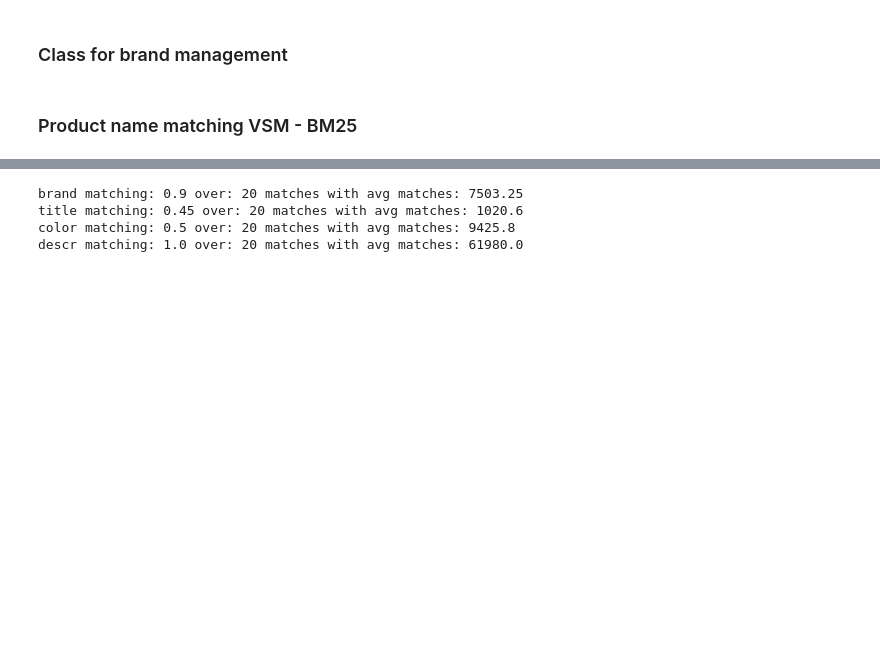
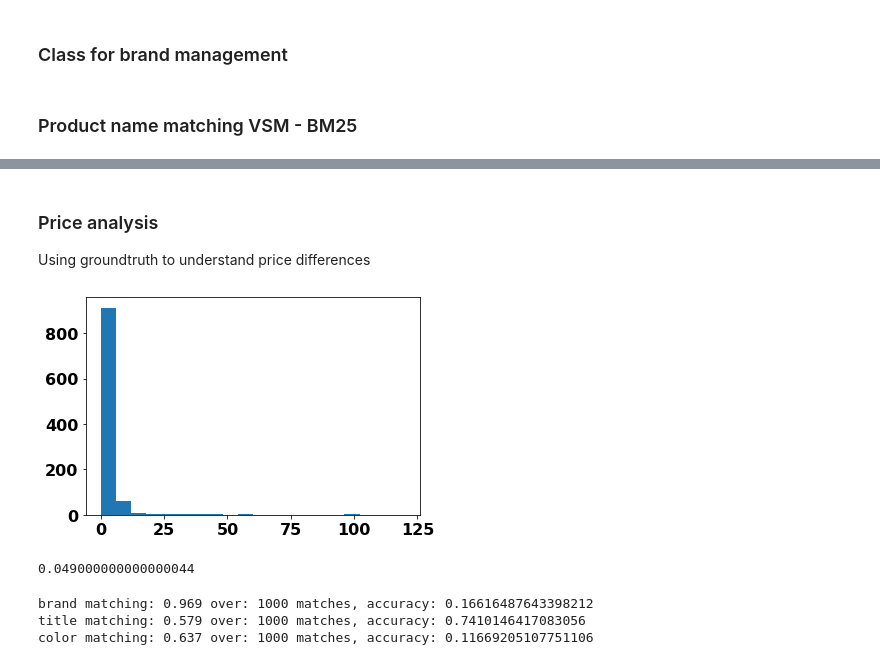
Before and after one commit to StefanoMarzo/ml-match-engine, a Jupyter notebook: ProductMatching.ipynb, the cells around one changed output, grey strips where cells are left out. Drawn from its saved outputs; the diff is of its cells as text; code cells hidden in the pictures; blank space fills up the shorter version.

Commit message:
price analysis

```diff
--- a/ProductMatching.ipynb
+++ b/ProductMatching.ipynb
@@ -301,3 +318,6 @@ def descr_likely_matches(n):
         return {'zalando_id' : id_prod, 'aboutyou_ids' : []}
 
     return {'zalando_id' : id_prod, 'aboutyou_ids' : list(aboutyou_prod_descr_match['offer_id'])}
+# %% [markdown]
+### Price analysis
+Using groundtruth to understand price differences
@@ -304,3 +326,39 @@ def descr_likely_matches(n):
+# %%
+def get_price_difference(limit = 500):
+    price_diff = []
+    for i in range(len(matches_training_df)):
+        z_id = matches_training_df.loc[i]['zalando']
+        a_id = matches_training_df.loc[i]['aboutyou']
+        z_price = offers_training_df.loc[offers_training_df['offer_id'] == z_id]['price'].values[0]
+        a_price = offers_training_df.loc[offers_training_df['offer_id'] == a_id]['price'].values[0]
+        price_diff += [np.abs(round(z_price - a_price, 2))] if not np.isnan(z_price - a_price) else []
+        if i > limit-1:
+            break
+    return price_diff
+price_diff = get_price_difference(1000)
+# %%
+a = np.hstack(price_diff)
+plt.hist(a, bins=20)
+plt.show()
+# %% [output]
+[figure, added]
+# %%
+def price_probability(abs_diff):
+    price_diff_list = price_diff[:]
+    price_diff_list.sort()
+    i = 0
+    while price_diff_list[i] < abs_diff:
+        if i == len(price_diff_list) - 1:
+            return 0
+        i += 1
+    return 1 - i/len(price_diff_list)
+
+def price_likely_matches(n):
+    pass
+
+price_probability(10)
+# %% [output]
+0.049000000000000044
 # %%
 def get_n_matches(n, fn_likely_matches):
     likely_matches = []
@@ -351,17 +409,23 @@ def is_match(predicted_match):
 
 def print_weight(str_feature, matches):
     print(str_feature + ' matching:',
-      [is_match(matches[i]) for i in range(len(matches))].count(True) / len(matches),
-      'over:', len(matches), 'matches',
-      'with avg matches:', np.mean([len(matches[i]['aboutyou_ids']) for i in range(len(matches))])
+      calc_match_rate(matches),
+      'over:', len(matches), 'matches,',
+      'accuracy:', calc_match_accuracy(matches)
      )
+
+def calc_match_rate(matches):
+    return [is_match(matches[i]) for i in range(len(matches))].count(True) / len(matches)
+
+def calc_match_accuracy(matches, scale=1000):
+    return scale / np.mean([len(matches[i]['aboutyou_ids']) for i in range(len(matches))])
+
 
 print_weight('brand', brand_matches)
 print_weight('title', title_matches)
 print_weight('color', color_matches)
-print_weight('descr', descr_matches)
+#print_weight('descr', descr_matches)
 # %% [output]
-brand matching: 0.9 over: 20 matches with avg matches: 7503.25
-title matching: 0.45 over: 20 matches with avg matches: 1020.6
-color matching: 0.5 over: 20 matches with avg matches: 9425.8
-descr matching: 1.0 over: 20 matches with avg matches: 61980.0
+brand matching: 0.969 over: 1000 matches, accuracy: 0.16616487643398212
+title matching: 0.579 over: 1000 matches, accuracy: 0.7410146417083056
+color matching: 0.637 over: 1000 matches, accuracy: 0.11669205107751106
```
Also changed, not shown: parts of 12 cells of this notebook, 3 other files.
